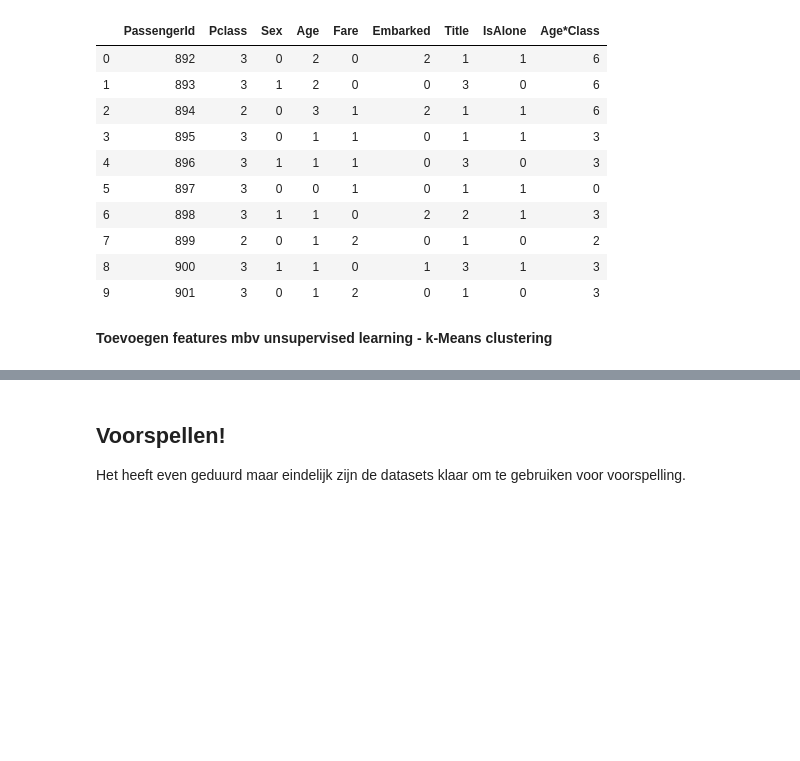
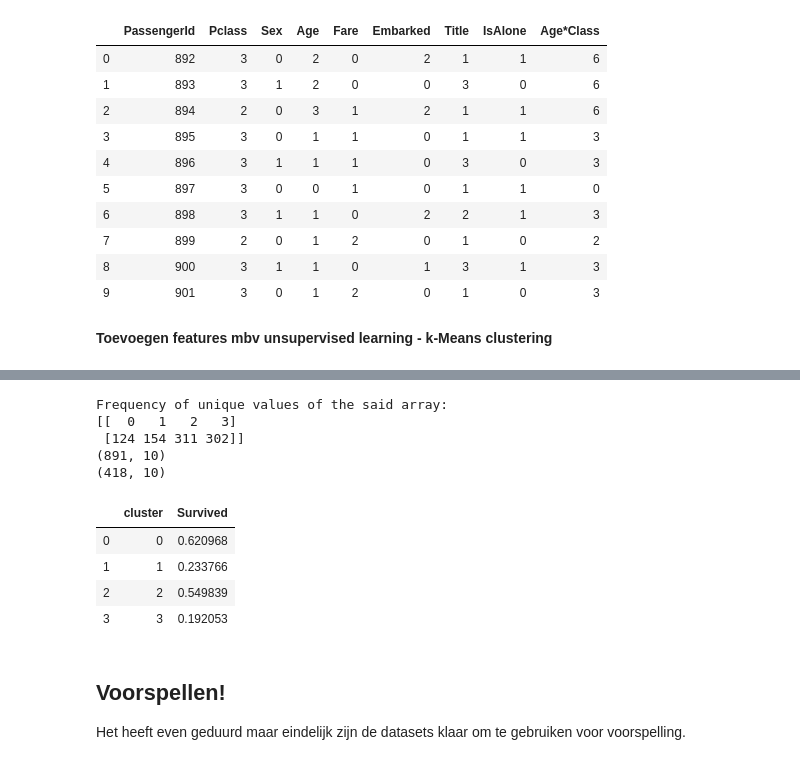
Before and after one commit to satoshicat/mcl_2019-2020, a Jupyter notebook: college 5 - Unsupervised Learning - kMeans clustering/SVM Titanic.ipynb, the cells around one changed output, grey strips where cells are left out. Cells and saved outputs as stored; diff of their text form; code cells hidden in the pictures; blank space fills up the shorter version.

```diff
--- a/college 5 - Unsupervised Learning - kMeans clustering/SVM Titanic.ipynb
+++ b/college 5 - Unsupervised Learning - kMeans clustering/SVM Titanic.ipynb
@@ -674,3 +715,34 @@ dfUnsupervised = train_df.drop(['Survived'], axis=1)
+# %%
+from sklearn.cluster import SpectralClustering
+#model = KMeans(n_clusters=4, init='k-means++', max_iter=300, n_init=10, random_state=0)
+model = SpectralClustering(n_clusters=4, affinity='nearest_neighbors', assign_labels='kmeans')
+pred_y = model.fit_predict(dfUnsupervised)
+unique_elements, counts_elements = np.unique(pred_y, return_counts=True)
+print("Frequency of unique values of the said array:")
+print(np.asarray((unique_elements, counts_elements)))
+pred_y_test = model.fit_predict(test_df)
+
+#add as features:
+train_df['cluster'] = pred_y.tolist()
+test_df['cluster'] = pred_y_test.tolist()
+
+print(train_df.shape)
+print(test_df.shape)
+# %% [output]
+Frequency of unique values of the said array:
+[[  0   1   2   3]
+ [124 154 311 302]]
+(891, 10)
+(418, 10)
+# %%
+#Correlatie:
+train_df[['cluster', 'Survived']].groupby(['cluster'], as_index=False).mean().sort_values(by='cluster', ascending=True)
+# %% [output]
+|  | cluster | Survived |
+| 0 | 0 | 0.620968 |
+| 1 | 1 | 0.233766 |
+| 2 | 2 | 0.549839 |
+| 3 | 3 | 0.192053 |
 # %% [markdown]
 <h2>Voorspellen!</h2>
 Het heeft even geduurd maar eindelijk zijn de datasets klaar om te gebruiken voor voorspelling.
```
Also changed, not shown: parts of 16 cells of this notebook, 1 other file.
